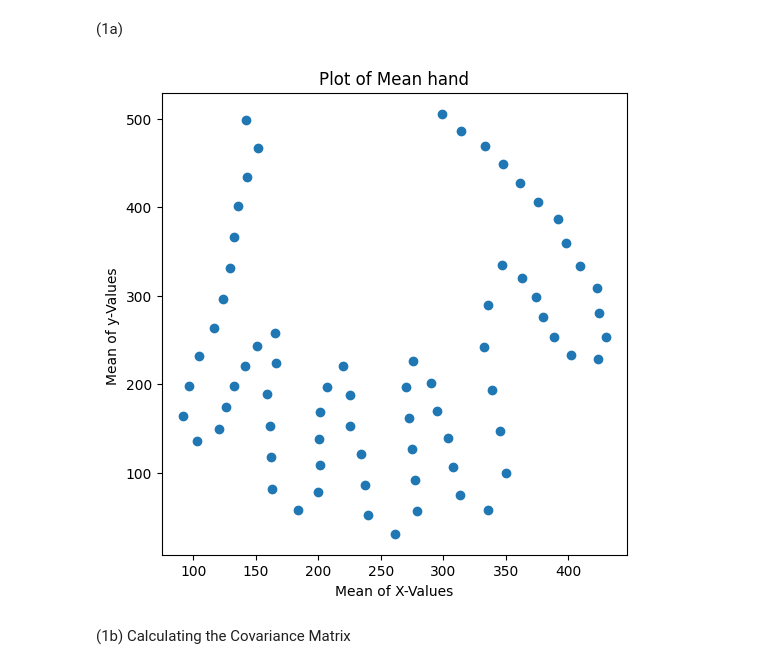
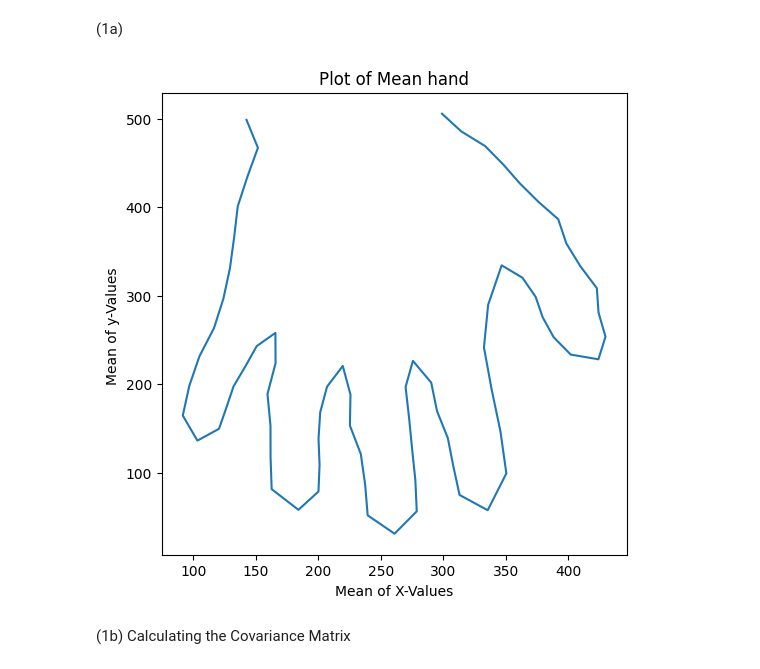
Before and after one commit to Delluvian/CS3501-Foundations-of-Data-Analysis, a Jupyter notebook: JupyterNotebooks/PS4/hmw4answers.ipynb, the cells around one changed output. Saved outputs shown, nothing was run; the diff lists cells and outputs as text; code cells hidden in the pictures.

```diff
--- a/JupyterNotebooks/PS4/hmw4answers.ipynb
+++ b/JupyterNotebooks/PS4/hmw4answers.ipynb
@@ -12,28 +20,28 @@ df = pd.read_csv("all-hands.dat")
 # %%
 df_means = df.mean()
 
 
 
 
 def plot_hand(meanss):
     X = []
     Y= []
     for index, value  in enumerate(meanss):
         if (index %2 ==0):
             X.append(value)
         elif (index %2 ==1):
             Y.append(value)
     plt.figure(figsize=(6,6))
-    plt.scatter(X,Y)
+    plt.plot(X,Y)
     plt.xlabel("Mean of X-Values")
     plt.ylabel("Mean of y-Values ")
     plt.title("Plot of Mean hand")
     plt.show()
 
 
 plot_hand(df_means)
 # %% [output]
-[figure, old version]
+[figure, new version]
 # %% [markdown]
 (1b) Calculating the Covariance Matrix
 # %%
```
Also changed, not shown: parts of 12 cells of this notebook.
